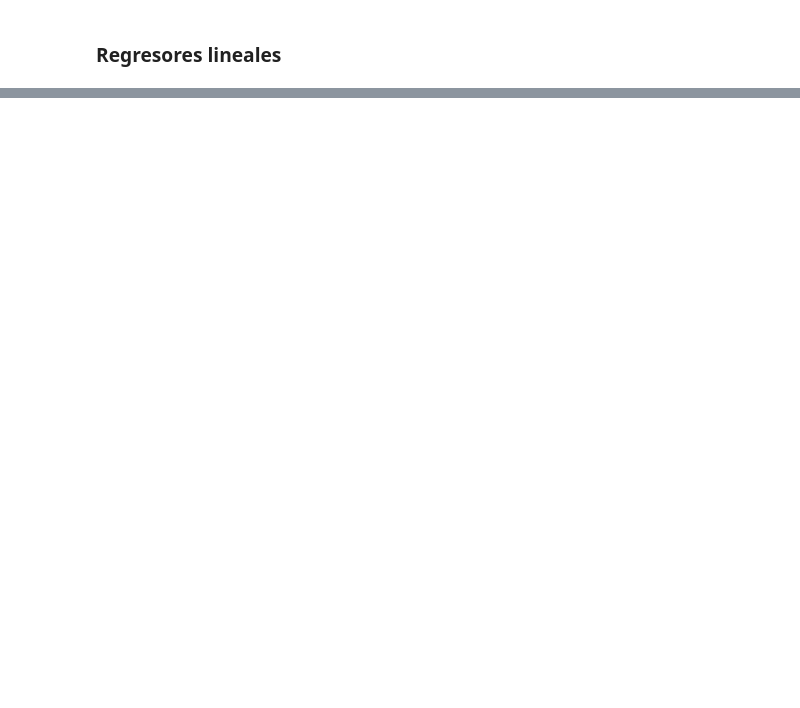
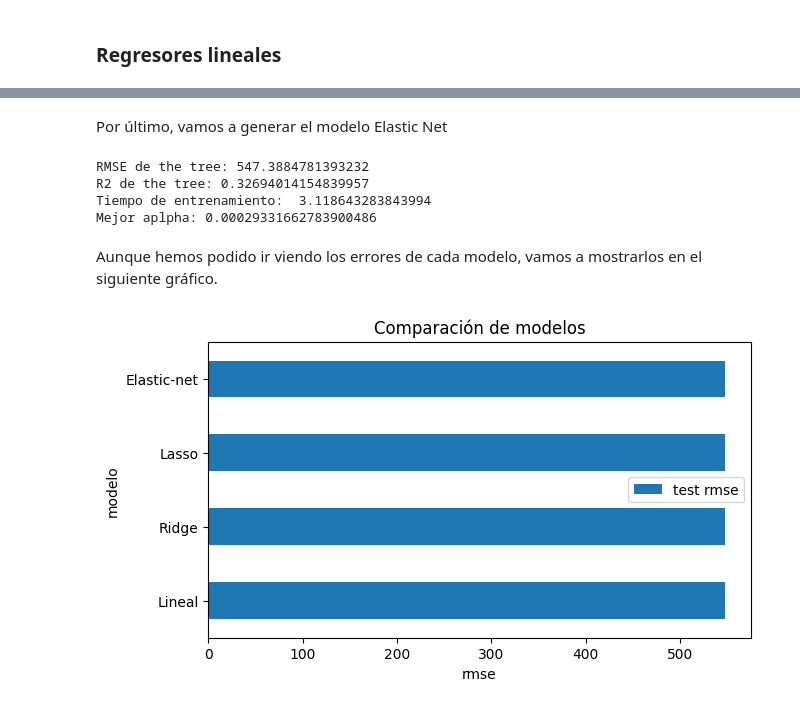
Before and after one commit to GLuis189/GRUPO13_Practica1, a Jupyter notebook: main.ipynb, the cells around one changed output, grey strips where cells are left out. Cells and saved outputs as stored; diff of their text form; code cells hidden in the pictures; blank space fills up the shorter version.

Commit message:
modelos

```diff
--- a/main.ipynb
+++ b/main.ipynb
@@ -493,0 +629,51 @@ Tiempo de entrenamiento:  0.7432258129119873
+# %% [markdown]
+Por último, vamos a generar el modelo Elastic Net
+# %%
+# ==============================================================================
+# Por defecto ElasticNetCV utiliza el mean squared error
+pipe_regrElastic = Pipeline([
+        ('preproceso', min_max),
+        ('regresor', ElasticNetCV(
+            l1_ratio        = [0, 0.1, 0.5, 0.7, 0.9, 0.95, 0.99],
+            alphas          = np.logspace(-10, 3, 200),
+            cv              = 3)
+        )
+])
+
+np.random.seed(100472037)
+t1 = time.time()
+pipe_regrElastic.fit(X_train, y_train) #entrena
+t2 = time.time()
+
+y_test_pred = pipe_regrElastic.predict(X_test)
+
+rmse_lineal = rmse(y_test, y_test_pred)
+r2_lineal = r2(y_test, y_test_pred)
+print(f"RMSE de the tree: {rmse_lineal}")
+print(f"R2 de the tree: {r2_lineal}")
+print("Tiempo de entrenamiento: ", t2 - t1)
+print(f"Mejor aplpha: {pipe_regrElastic['regresor'].alpha_}")
+# %% [output]
+RMSE de the tree: 547.3884781393232
+R2 de the tree: 0.32694014154839957
+Tiempo de entrenamiento:  3.118643283843994
+Mejor aplpha: 0.00029331662783900486
+# %% [markdown]
+Aunque hemos podido ir viendo los errores de cada modelo, vamos a mostrarlos en el siguiente gráfico.
+# %%
+rmse_lineal = rmse(y_test, pipe_regr_mm.predict(X=X_test))
+rmse_ridge = rmse(y_test, pipe_regrRidge.predict(X=X_test))
+rmse_lasso = rmse(y_test, pipe_regrLasso.predict(X=X_test))
+rmse_elastic = rmse(y_test, pipe_regrElastic.predict(X=X_test))
+df_comparacion = pd.DataFrame({
+                    'modelo': ['Lineal', 'Ridge', 'Lasso', 'Elastic-net'],
+                    'test rmse': [rmse_lineal, rmse_ridge, rmse_lasso, rmse_elastic]
+                 })
+
+fig, ax = plt.subplots(figsize=(7, 3.84))
+df_comparacion.set_index('modelo').plot(kind='barh', ax=ax)
+ax.set_xlabel('rmse')
+ax.set_ylabel('modelo')
+ax.set_title('Comparación de modelos');
+# %% [output]
+[figure, added]
```
Also changed, not shown: parts of 50 cells of this notebook.
